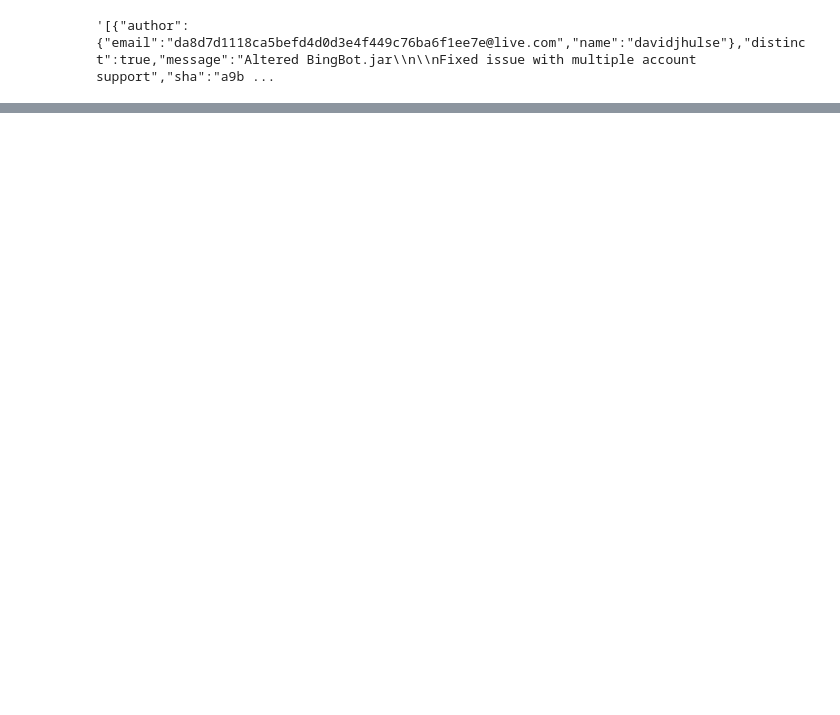
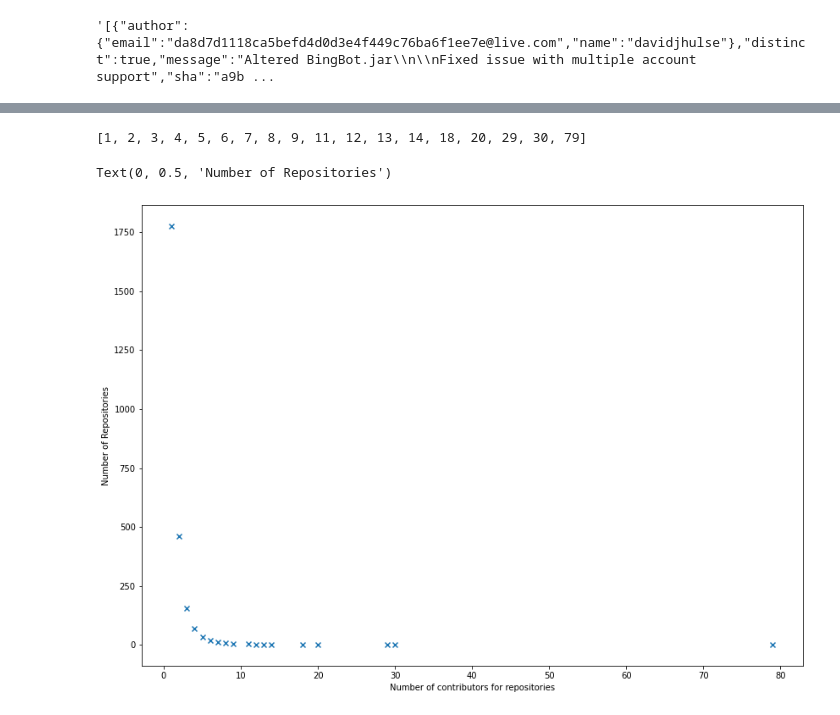
Before and after one commit to prithvikolla/GitHub_Repository_Analysis, a Jupyter notebook: GRA_Analysis.ipynb, the cells around one changed output, grey strips where cells are left out. Saved outputs shown, nothing was run; the diff lists cells and outputs as text; code cells hidden in the pictures; blank space fills up the shorter version.

```diff
--- a/GRA_Analysis.ipynb
+++ b/GRA_Analysis.ipynb
@@ -255,0 +273,3 @@ df_GRA['payload.commits'][0]
+# %%
+l = df_Push_copy.groupby("repo.id")["actor.id"].count()
+l.head()
@@ -255,0 +290,2 @@ df_GRA['payload.commits'][0]
+# %%
+df_push_unique = pd.DataFrame({'rep.id': sorted(df_Push_copy['repo.id'].unique()),'contrib_coun': [i for i in l]})
@@ -255,0 +303,2 @@ df_GRA['payload.commits'][0]
+# %%
+rep_PushGroup_Count = df_push_unique['contrib_coun'].value_counts()
@@ -255,0 +349,14 @@ df_GRA['payload.commits'][0]
+# %%
+unique_repGroup = df_push_unique['contrib_coun'].unique()
+# %%
+sorted(unique_repGroup)
+# %% [output]
+[1, 2, 3, 4, 5, 6, 7, 8, 9, 11, 12, 13, 14, 18, 20, 29, 30, 79]
+# %%
+plt.figure(figsize=(14,10))
+plt.scatter(x = sorted(unique_repGroup),y = rep_PushGroup_Count,marker="x")
+plt.xlabel('Number of contributors for repositories')
+plt.ylabel('Number of Repositories')
+# %% [output]
+Text(0, 0.5, 'Number of Repositories')
+[figure, added]
```
Also changed, not shown: parts of 10 cells of this notebook.
